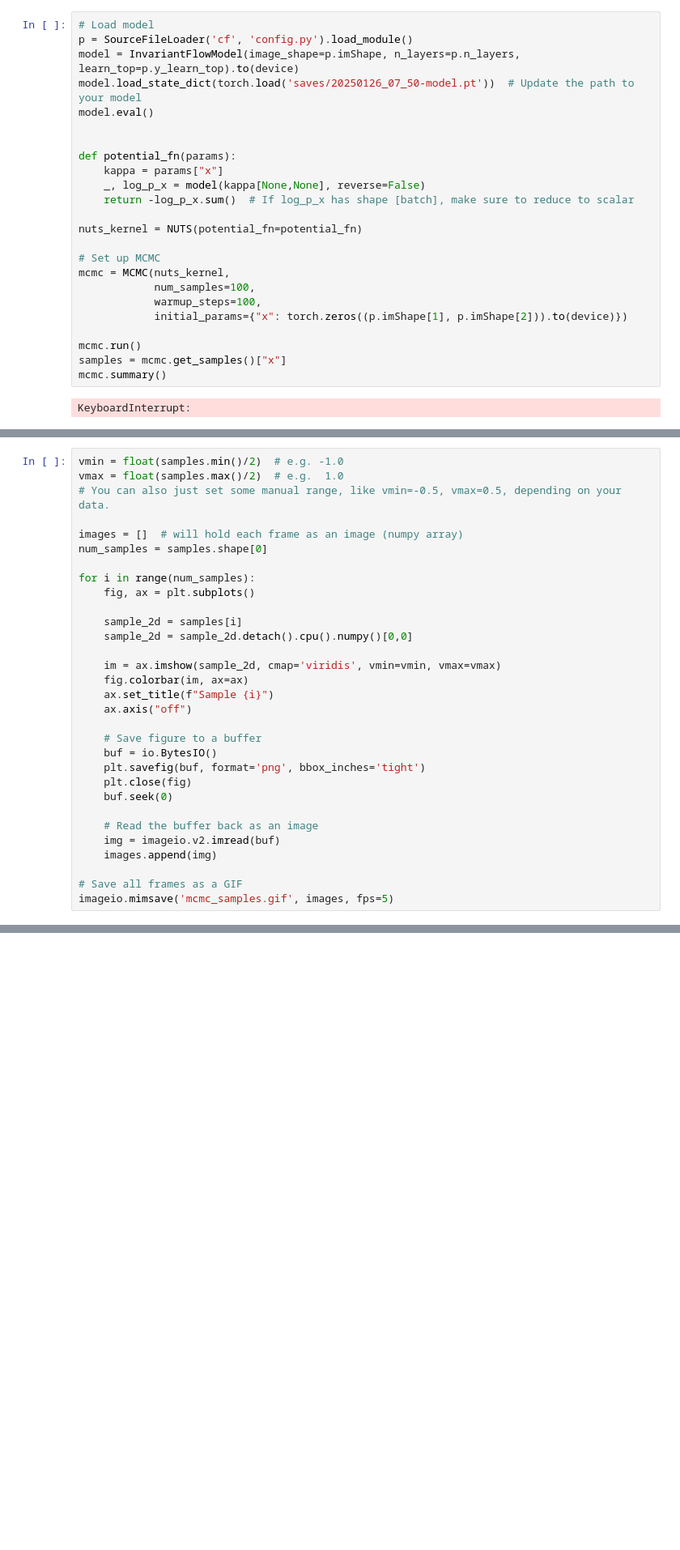
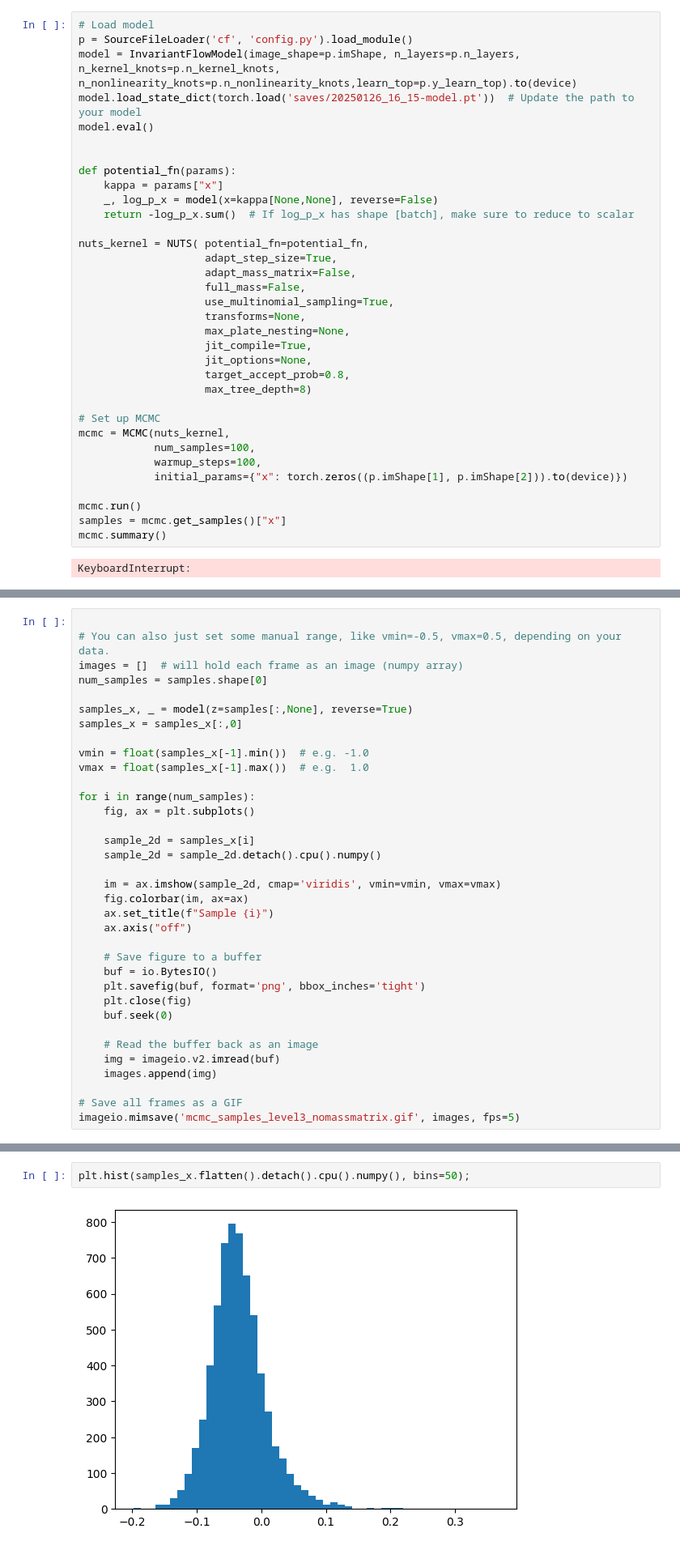
Before and after one commit to RonanLegin/trenf_implementation, a Jupyter notebook: sample_mcmc.ipynb, the cells around one changed output, grey strips where cells are left out. Shown: that part at 81% size. Drawn from its saved outputs; the diff is of its cells as text; blank space fills up the shorter version.

```diff
--- a/sample_mcmc.ipynb
+++ b/sample_mcmc.ipynb
@@ -27,17 +27,27 @@ The autoreload extension is already loaded. To reload it, use:
 # %%
 # Load model
 p = SourceFileLoader('cf', 'config.py').load_module()
-model = InvariantFlowModel(image_shape=p.imShape, n_layers=p.n_layers, learn_top=p.y_learn_top).to(device)
-model.load_state_dict(torch.load('saves/20250126_07_50-model.pt'))  # Update the path to your model
+model = InvariantFlowModel(image_shape=p.imShape, n_layers=p.n_layers, n_kernel_knots=p.n_kernel_knots, n_nonlinearity_knots=p.n_nonlinearity_knots,learn_top=p.y_learn_top).to(device)
+model.load_state_dict(torch.load('saves/20250126_16_15-model.pt'))  # Update the path to your model
 model.eval()
 
 
 def potential_fn(params):
     kappa = params["x"]
-    _, log_p_x = model(kappa[None,None], reverse=False)
+    _, log_p_x = model(x=kappa[None,None], reverse=False)
     return -log_p_x.sum()  # If log_p_x has shape [batch], make sure to reduce to scalar
 
-nuts_kernel = NUTS(potential_fn=potential_fn)
+nuts_kernel = NUTS( potential_fn=potential_fn,
+                    adapt_step_size=True,
+                    adapt_mass_matrix=False,
+                    full_mass=False,
+                    use_multinomial_sampling=True,
+                    transforms=None,
+                    max_plate_nesting=None,
+                    jit_compile=True,
+                    jit_options=None,
+                    target_accept_prob=0.8,
+                    max_tree_depth=8)
 
 # Set up MCMC
 mcmc = MCMC(nuts_kernel,
@@ -53,16 +65,20 @@ KeyboardInterrupt:
 # %%
-vmin = float(samples.min()/2)  # e.g. -1.0
-vmax = float(samples.max()/2)  # e.g.  1.0
+
 # You can also just set some manual range, like vmin=-0.5, vmax=0.5, depending on your data.
-
 images = []  # will hold each frame as an image (numpy array)
 num_samples = samples.shape[0]
+
+samples_x, _ = model(z=samples[:,None], reverse=True)
+samples_x = samples_x[:,0]
+
+vmin = float(samples_x[-1].min())  # e.g. -1.0
+vmax = float(samples_x[-1].max())  # e.g.  1.0
 
 for i in range(num_samples):
     fig, ax = plt.subplots()
 
-    sample_2d = samples[i]
-    sample_2d = sample_2d.detach().cpu().numpy()[0,0]
+    sample_2d = samples_x[i]
+    sample_2d = sample_2d.detach().cpu().numpy()
 
     im = ax.imshow(sample_2d, cmap='viridis', vmin=vmin, vmax=vmax)
     fig.colorbar(im, ax=ax)
@@ -80,4 +96,4 @@ for i in range(num_samples):
     images.append(img)
 
 # Save all frames as a GIF
-imageio.mimsave('mcmc_samples.gif', images, fps=5)
+imageio.mimsave('mcmc_samples_level3_nomassmatrix.gif', images, fps=5)
@@ -85,0 +100,4 @@ GIF saved as 'kappa_samples.gif'
+# %%
+plt.hist(samples_x.flatten().detach().cpu().numpy(), bins=50);
+# %% [output]
+[figure, added]
```
Also changed, not shown: parts of 3 cells of this notebook, 9 other files.
